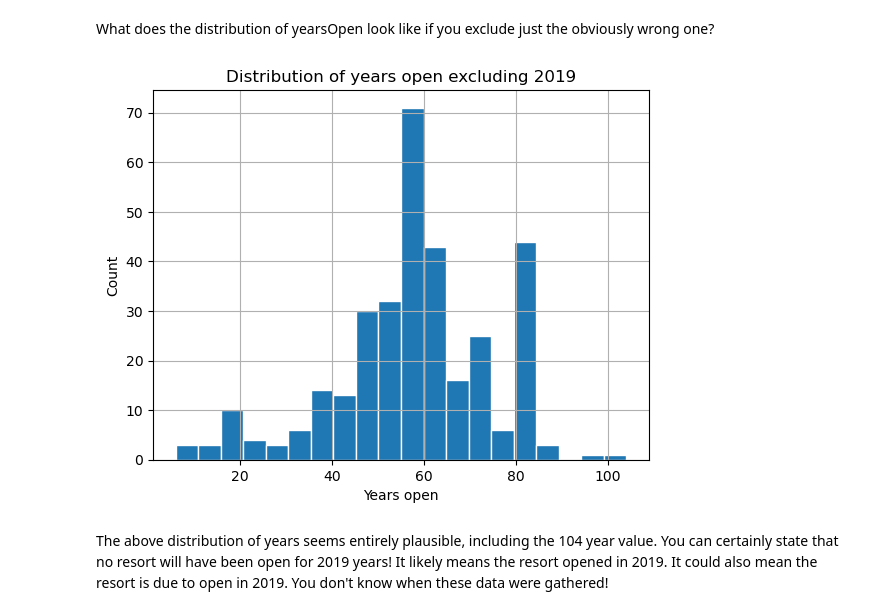
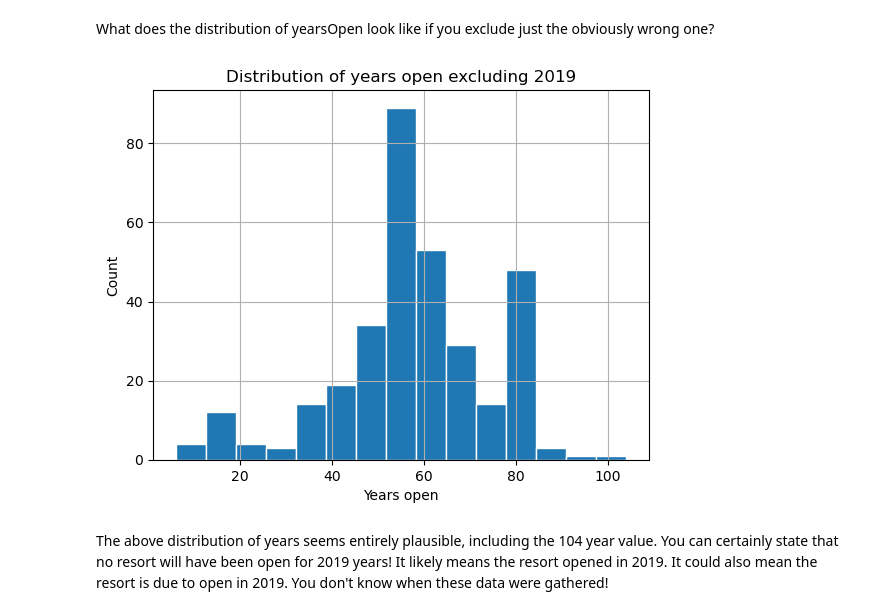
Before and after one commit to ecmanning4/DataScienceGuidedCapstone, a Jupyter notebook: Notebooks/02_data_wrangling.ipynb, the cells around one changed output. Drawn from its saved outputs; the diff is of its cells as text; code cells hidden in the pictures.

```diff
--- a/Notebooks/02_data_wrangling.ipynb
+++ b/Notebooks/02_data_wrangling.ipynb
@@ -669,13 +699,13 @@ What does the distribution of yearsOpen look like if you exclude just the obviou
 # %%
 #Code task 26#
 #Call the hist method on 'yearsOpen' after filtering for values under 1000
 #Pass the argument bins=30 to hist(), but feel free to explore other values
-ski_data.loc[ski_data.yearsOpen < 1000].hist('yearsOpen', bins = 20, edgecolor = 'white')
+ski_data.loc[ski_data.yearsOpen < 1000].hist('yearsOpen', bins = 15, edgecolor = 'white')
 plt.xlabel('Years open')
 plt.ylabel('Count')
 plt.title('Distribution of years open excluding 2019');
 # %% [output]
-[figure, old version]
+[figure, new version]
 # %% [markdown]
 The above distribution of years seems entirely plausible, including the 104 year value. You can certainly state that no resort will have been open for 2019 years! It likely means the resort opened in 2019. It could also mean the resort is due to open in 2019. You don't know when these data were gathered!
 # %% [markdown]
```
Also changed, not shown: parts of 23 cells of this notebook, 7 other files.
